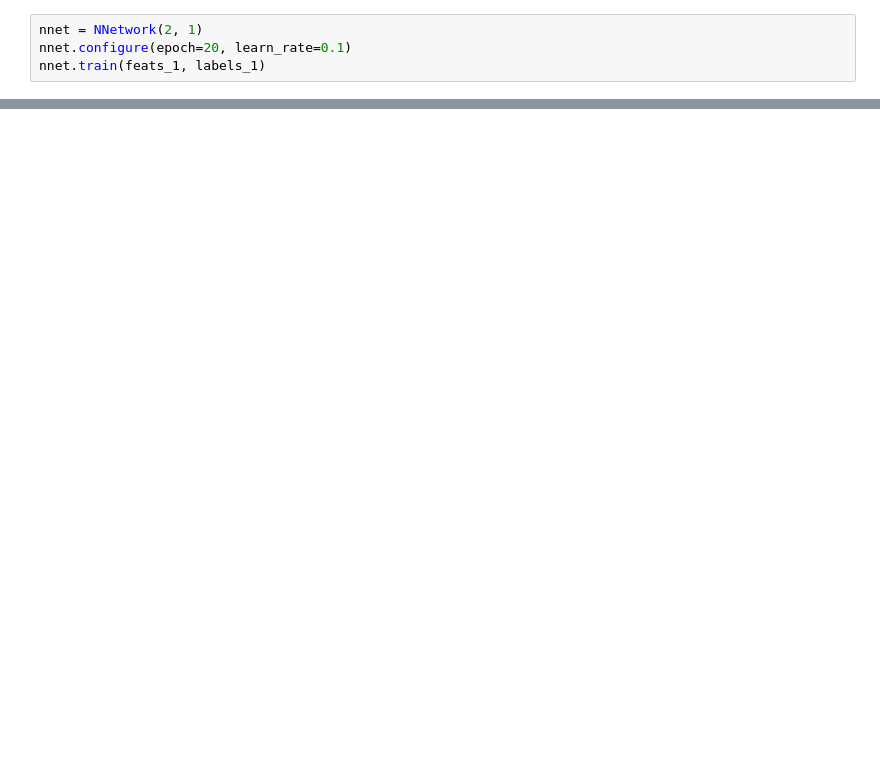
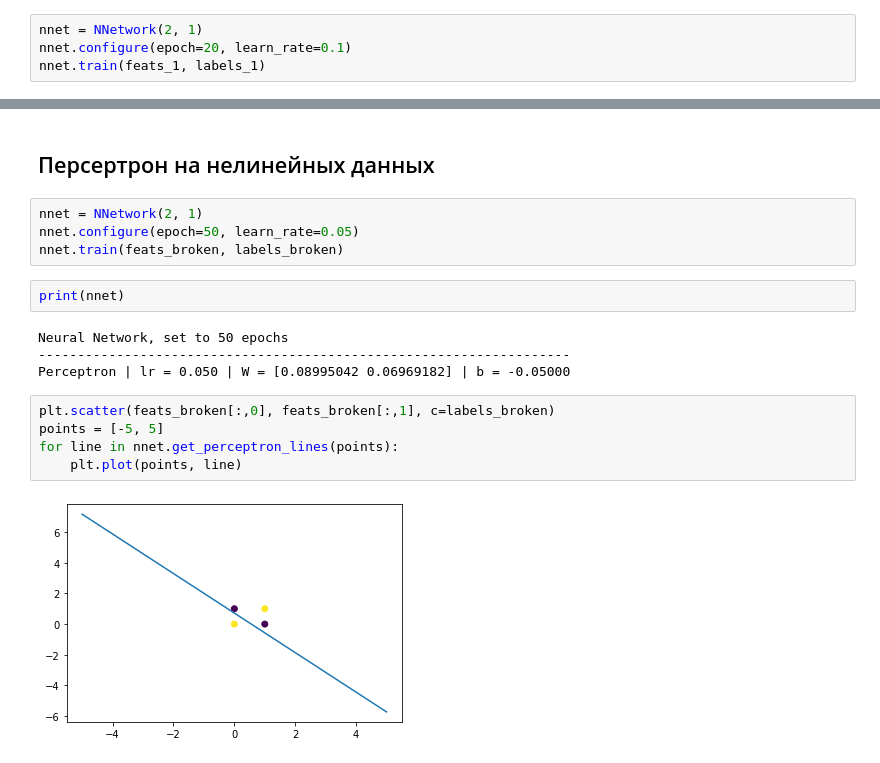
Before and after one commit to AppCrashExpress/neural-info, a Jupyter notebook: lab1/Perceptron.ipynb, the cells around one changed output, grey strips where cells are left out. Cells and saved outputs as stored; diff of their text form; blank space fills up the shorter version.

```diff
--- a/lab1/Perceptron.ipynb
+++ b/lab1/Perceptron.ipynb
@@ -181,0 +172,19 @@ for line in nnet.get_perceptron_lines(points):
+# %% [markdown]
+## Персертрон на нелинейных данных
+# %%
+nnet = NNetwork(2, 1)
+nnet.configure(epoch=50, learn_rate=0.05)
+nnet.train(feats_broken, labels_broken)
+# %%
+print(nnet)
+# %% [output]
+Neural Network, set to 50 epochs
+--------------------------------------------------------------------
+Perceptron | lr = 0.050 | W = [0.08995042 0.06969182] | b = -0.05000
+# %%
+plt.scatter(feats_broken[:,0], feats_broken[:,1], c=labels_broken)
+points = [-5, 5]
+for line in nnet.get_perceptron_lines(points):
+    plt.plot(points, line)
+# %% [output]
+[figure, added]
```
Also changed, not shown: parts of 18 cells of this notebook.
